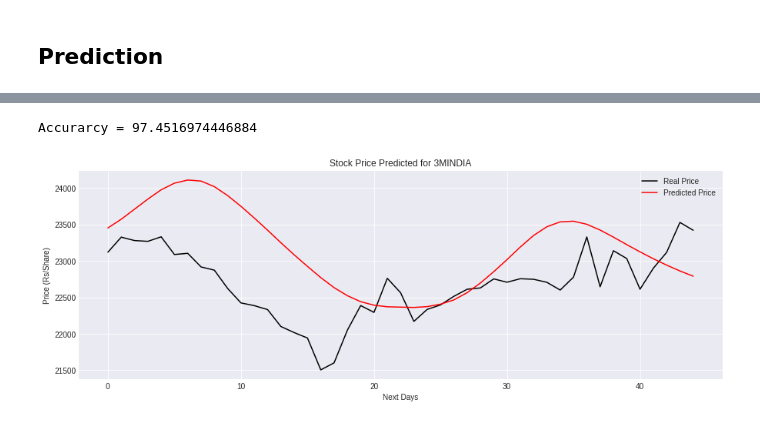
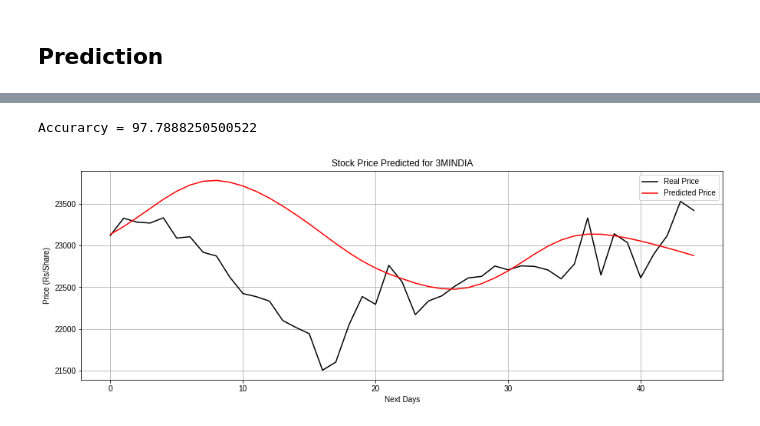
Before and after one commit to gitarshmah/Boolean_Gang, a Jupyter notebook: All_Symbols_Stock_Prediction.ipynb, the cells around one changed output, grey strips where cells are left out. Cells and saved outputs as stored; diff of their text form; code cells hidden in the pictures.

Commit message:
Add Final model - py & ipynb format

```diff
--- a/All_Symbols_Stock_Prediction.ipynb
+++ b/All_Symbols_Stock_Prediction.ipynb
@@ -194,7 +187,8 @@ _________________________________________________________________
 # %%
 # Train the model
 from keras.callbacks import EarlyStopping
-early_stop = EarlyStopping(monitor='val_loss', patience=5, start_from_epoch=50)
-hist = model.fit(x_train, y_train, batch_size=32, epochs=150, verbose=2, validation_data=(x_val, y_val), callbacks=[early_stop])
+early_stop = EarlyStopping(monitor='val_loss', patience=5, start_from_epoch=25)
+
+hist = model.fit(x_train, y_train, batch_size=32 , epochs=150, verbose=2, validation_data=(x_val, y_val), callbacks=[early_stop])
 # %% [output]
 Epoch 1/150
@@ -264,7 +266,7 @@ train_dataset = pd.concat([df_train, df_val])
 
 train_values = train_dataset.values
 # %%
-def prediction(timestep, inp):
+def prev_prediction(timestep, inp):
   input = inp[-(timestep+pred_days):]
 
   input = scaler.fit_transform(np.array(input).reshape(-1,1))
@@ -276,4 +278,7 @@ def prediction(timestep, inp):
 
   x_test = x_test.reshape((x_test.shape[0], x_test.shape[1], 1))
 
-  return x_test, scaler
+  y_pred = model.predict(x_test)
+  y_pred = scaler.inverse_transform(y_pred)
+
+  return y_pred
@@ -285,0 +318,3 @@ y_pred = scaler.inverse_transform(y_pred)
+# %%
+y_pred_prev = prev_prediction(timestep, train_values)
+y_pred_future = future_prediction(timestep, train_values, pred_days)
@@ -286,19 +339,19 @@ y_pred = scaler.inverse_transform(y_pred)
 # %%
 from sklearn.metrics import mean_absolute_percentage_error as MAPE
-accuracy = (1 - MAPE(df_test.values, y_pred))*100
+accuracy = (1 - MAPE(df_test.values, y_pred_prev))*100
 # %%
 plt.figure(figsize=(15,5))
 
 plt.plot(df_test.values, color='black', label='Real Price')
-plt.plot(y_pred, color='red', label='Predicted Price')
+plt.plot(y_pred_prev, color='red', label='Predicted Price')
 plt.grid()
 plt.legend()
 plt.title(f"Stock Price Predicted for {comp_symbol}")
 plt.xlabel("Next Days")
 plt.ylabel("Price (Rs/Share)")
 
 plt.style.use('seaborn-dark')
 print("Accurarcy = " + str(accuracy))
 # %% [output]
-Accurarcy = 97.4516974446884
+Accurarcy = 97.7888250500522
-[figure, old version]
+[figure, new version]
```
Also changed, not shown: parts of 18 cells of this notebook, 1 other file.
